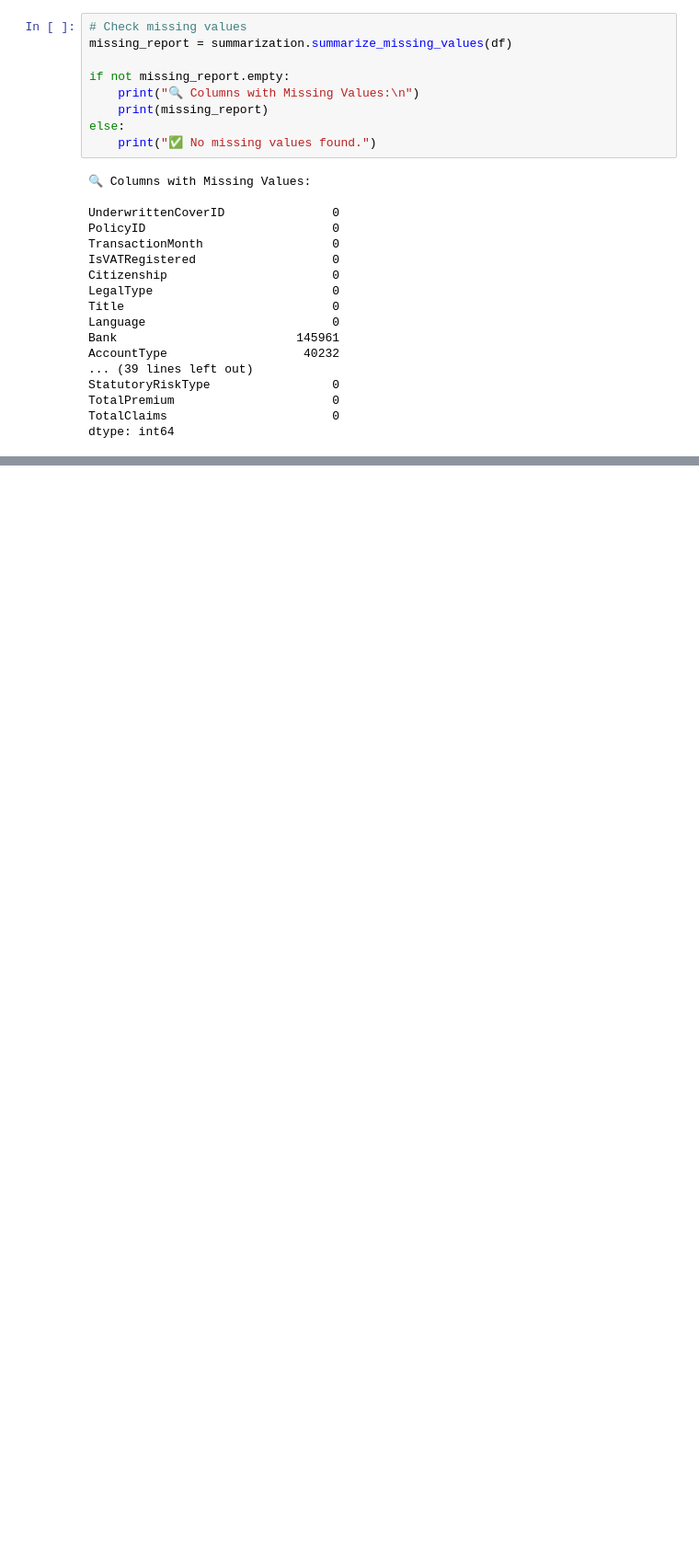
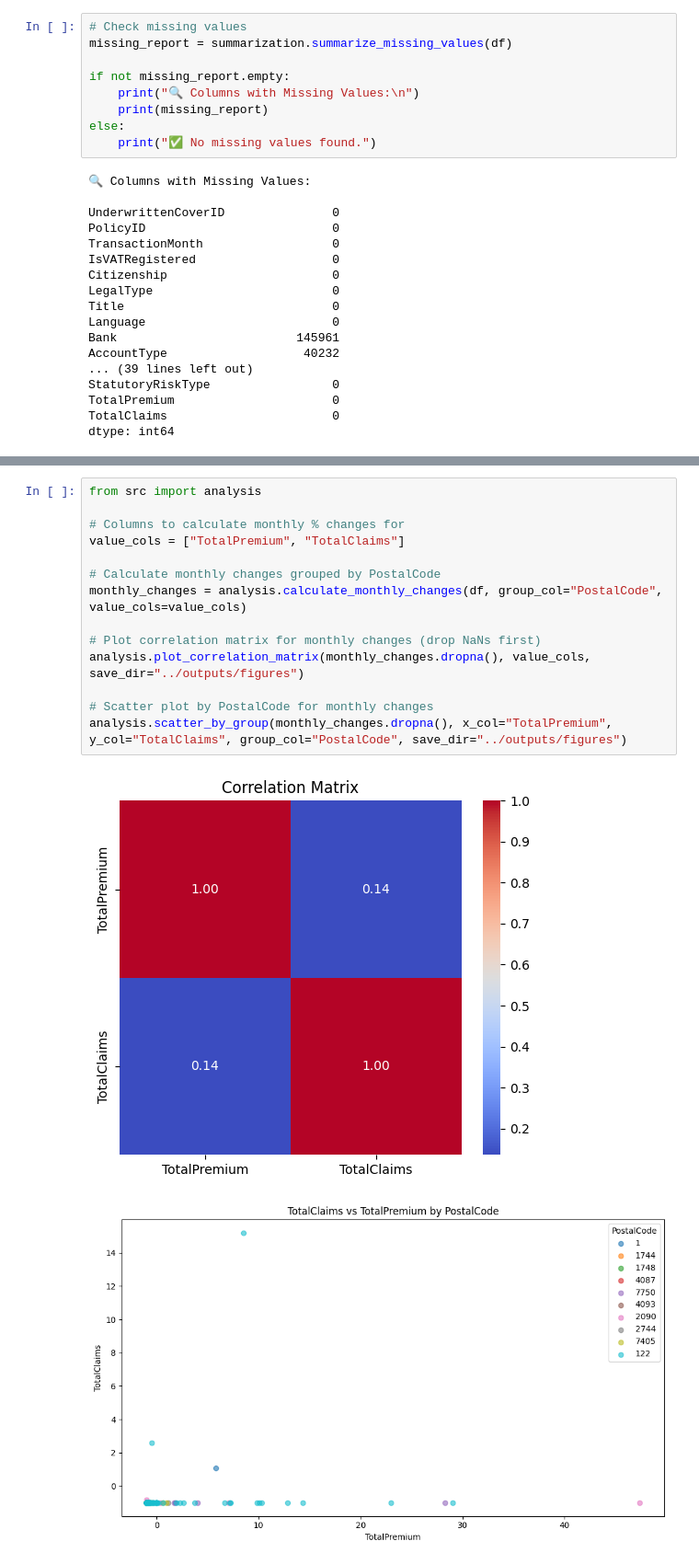
Before and after one commit to sossyh/End-to-End-Insurance-Risk-Analytics-Predictive-Modeling, a Jupyter notebook: notebooks/01_eda.ipynb, the cells around one changed output, grey strips where cells are left out. Shown at 92% size. Drawn from its saved outputs; the diff is of its cells as text; blank space fills up the shorter version.

```diff
--- a/notebooks/01_eda.ipynb
+++ b/notebooks/01_eda.ipynb
@@ -75,0 +97,17 @@ dtype: int64
+# %%
+from src import analysis
+
+# Columns to calculate monthly % changes for
+value_cols = ["TotalPremium", "TotalClaims"]
+
+# Calculate monthly changes grouped by PostalCode
+monthly_changes = analysis.calculate_monthly_changes(df, group_col="PostalCode", value_cols=value_cols)
+
+# Plot correlation matrix for monthly changes (drop NaNs first)
+analysis.plot_correlation_matrix(monthly_changes.dropna(), value_cols, save_dir="../outputs/figures")
+
+# Scatter plot by PostalCode for monthly changes
+analysis.scatter_by_group(monthly_changes.dropna(), x_col="TotalPremium", y_col="TotalClaims", group_col="PostalCode", save_dir="../outputs/figures")
+# %% [output]
+[figure, added]
+[figure, added]
```
Also changed, not shown: parts of 4 cells of this notebook, 24 other files.
